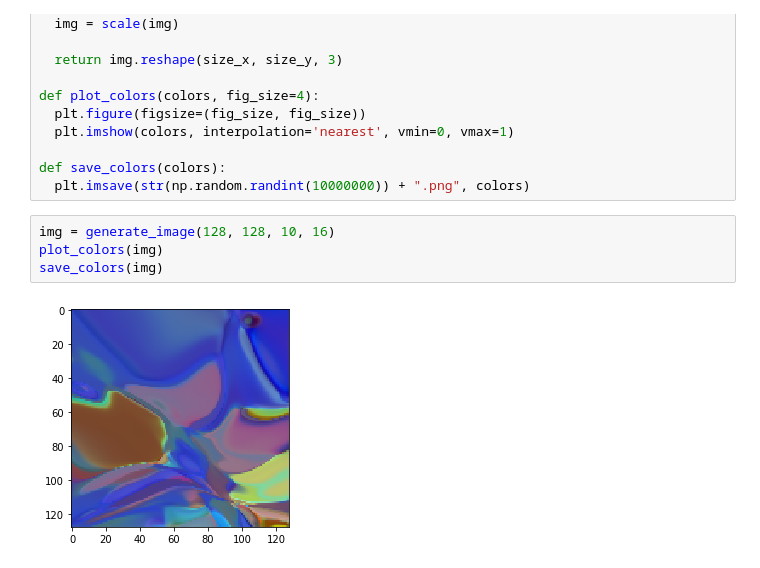
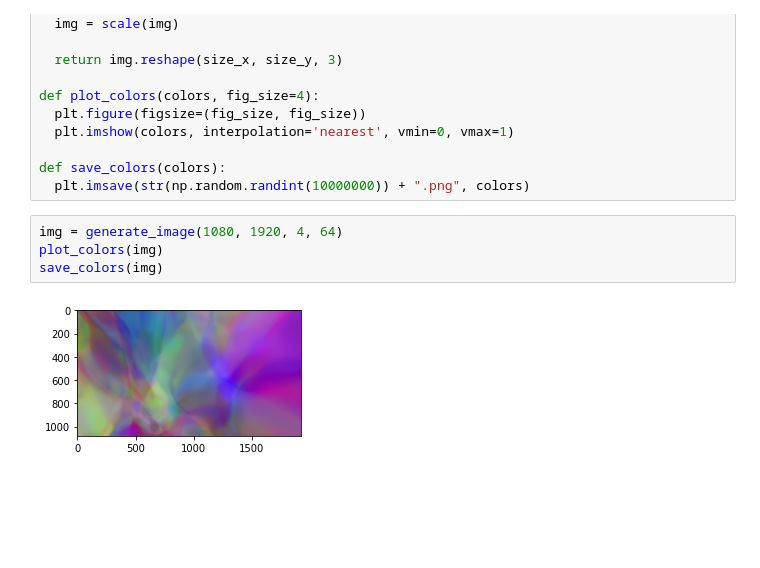
Before and after one commit to ProfessorQu/Generative-Art, a Jupyter notebook: generative_art.ipynb, the cells around one changed output. Drawn from its saved outputs; the diff is of its cells as text; blank space fills up the shorter version.

```diff
--- a/generative_art.ipynb
+++ b/generative_art.ipynb
@@ -63,8 +63,8 @@ def plot_colors(colors, fig_size=4):
 def save_colors(colors):
   plt.imsave(str(np.random.randint(10000000)) + ".png", colors)
 # %%
-img = generate_image(128, 128, 10, 16)
+img = generate_image(1080, 1920, 4, 64)
 plot_colors(img)
 save_colors(img)
 # %% [output]
-[figure, old version]
+[figure, new version]
```
Also changed, not shown: 1 other file.
